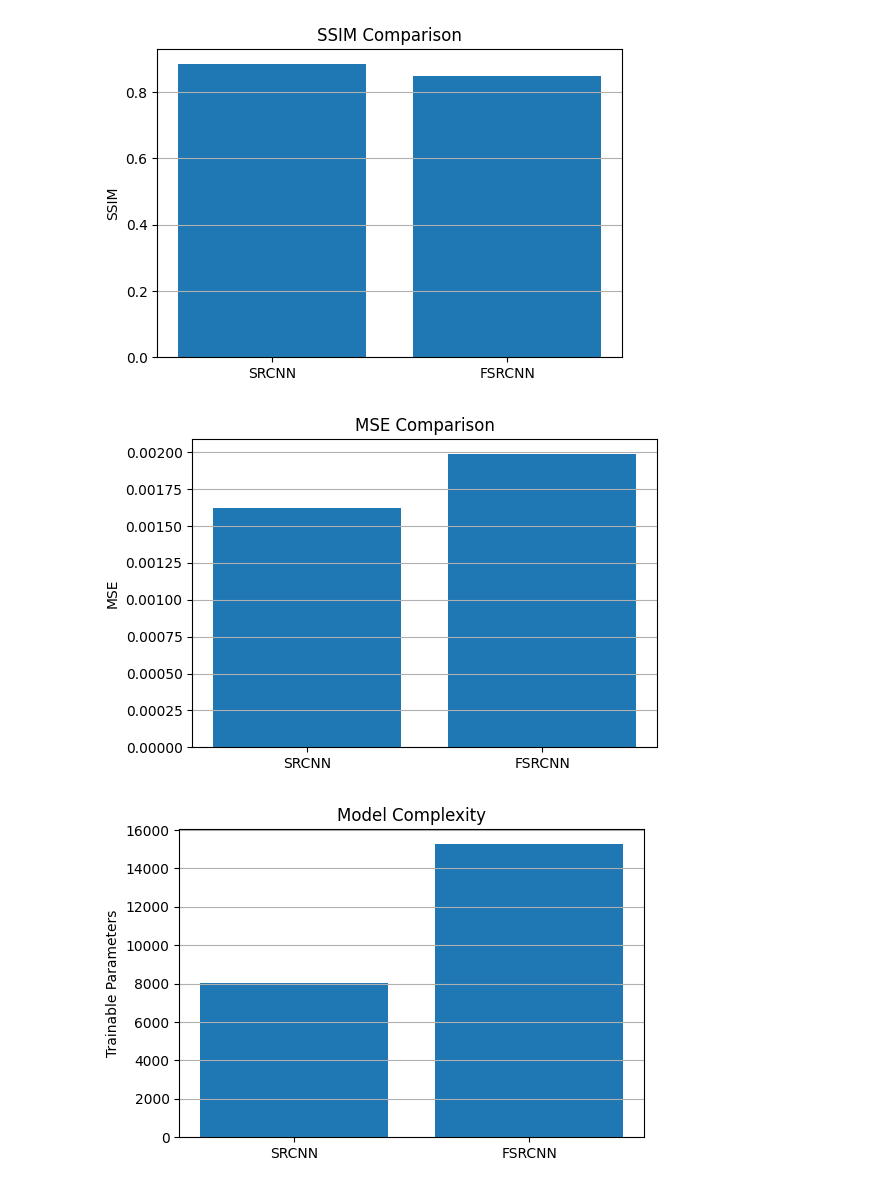
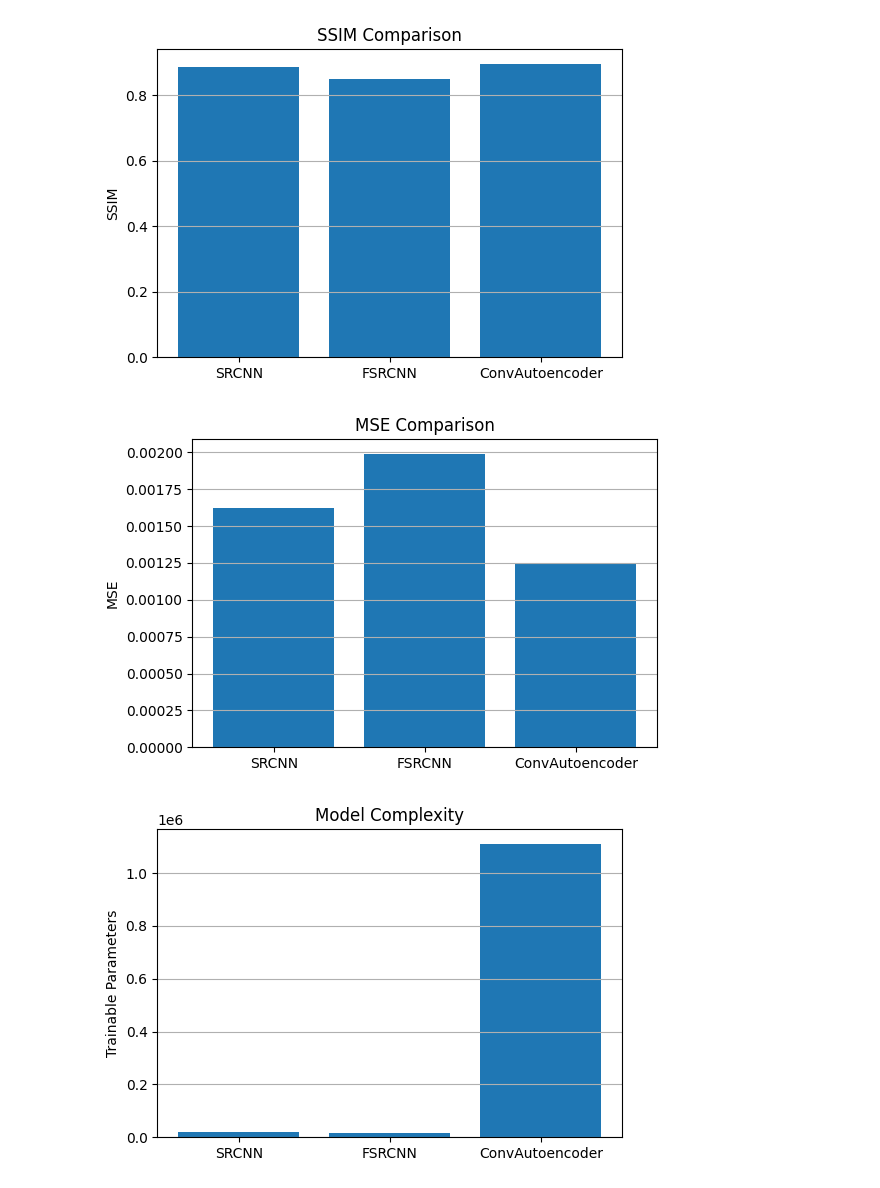
Before and after one commit to Alessioom/RetroSR-CNN, a Jupyter notebook: notebooks/10_model_comparison.ipynb, the cells around one changed output. Cells and saved outputs as stored; diff of their text form; code cells hidden in the pictures.

Commit message:
Implement of notebook of visual comparison of different models

```diff
--- a/notebooks/10_model_comparison.ipynb
+++ b/notebooks/10_model_comparison.ipynb
@@ -18,29 +59,36 @@ import pandas as pd
 # %%
+import pandas as pd
+
 results = {
 
     "Model": [
         "SRCNN",
-        "FSRCNN"
+        "FSRCNN",
+        "ConvAutoencoder"
     ],
 
-    "Parameters": [
-        8035,
-        15275
+    "Trainable Parameters": [
+        20099,
+        15275,
+        1110403
     ],
 
     "PSNR (dB)": [
         28.27,
-        27.26
+        27.26,
+        29.33
     ],
 
     "SSIM": [
         0.8851,
-        0.8480
+        0.8480,
+        0.8947
     ],
 
     "MSE": [
         0.001622,
-        0.001988
+        0.001988,
+        0.001249
     ]
 
 }
@@ -91,7 +141,7 @@ plt.grid(axis="y")
 
 plt.show()
 # %% [output]
-[figure, old version]
+[figure, new version]
 # %%
 plt.figure(figsize=(6,4))
 
@@ -107,23 +157,23 @@ plt.grid(axis="y")
 
 plt.show()
 # %% [output]
-[figure, old version]
+[figure, new version]
 # %%
 plt.figure(figsize=(6,4))
 
 plt.bar(
     comparison["Model"],
-    comparison["Parameters"]
+    comparison["Trainable Parameters"]
 )
 
 plt.ylabel("Trainable Parameters")
 plt.title("Model Complexity")
 
 plt.grid(axis="y")
 
 plt.show()
 # %% [output]
-[figure, old version]
+[figure, new version]
 # %%
 best_model = comparison.loc[
     comparison["PSNR (dB)"].idxmax(),
```
Also changed, not shown: parts of 11 cells of this notebook, 36 other files.
